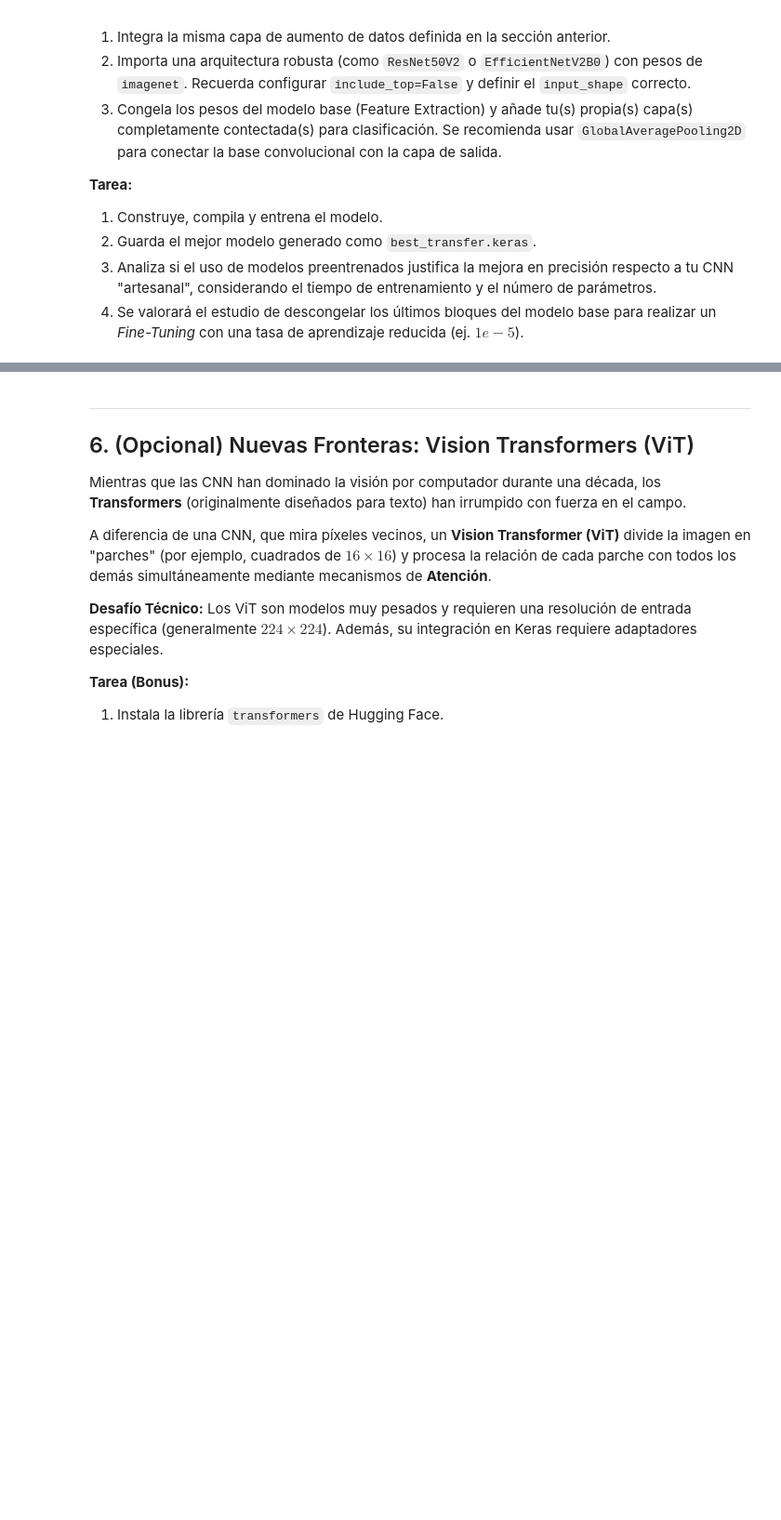
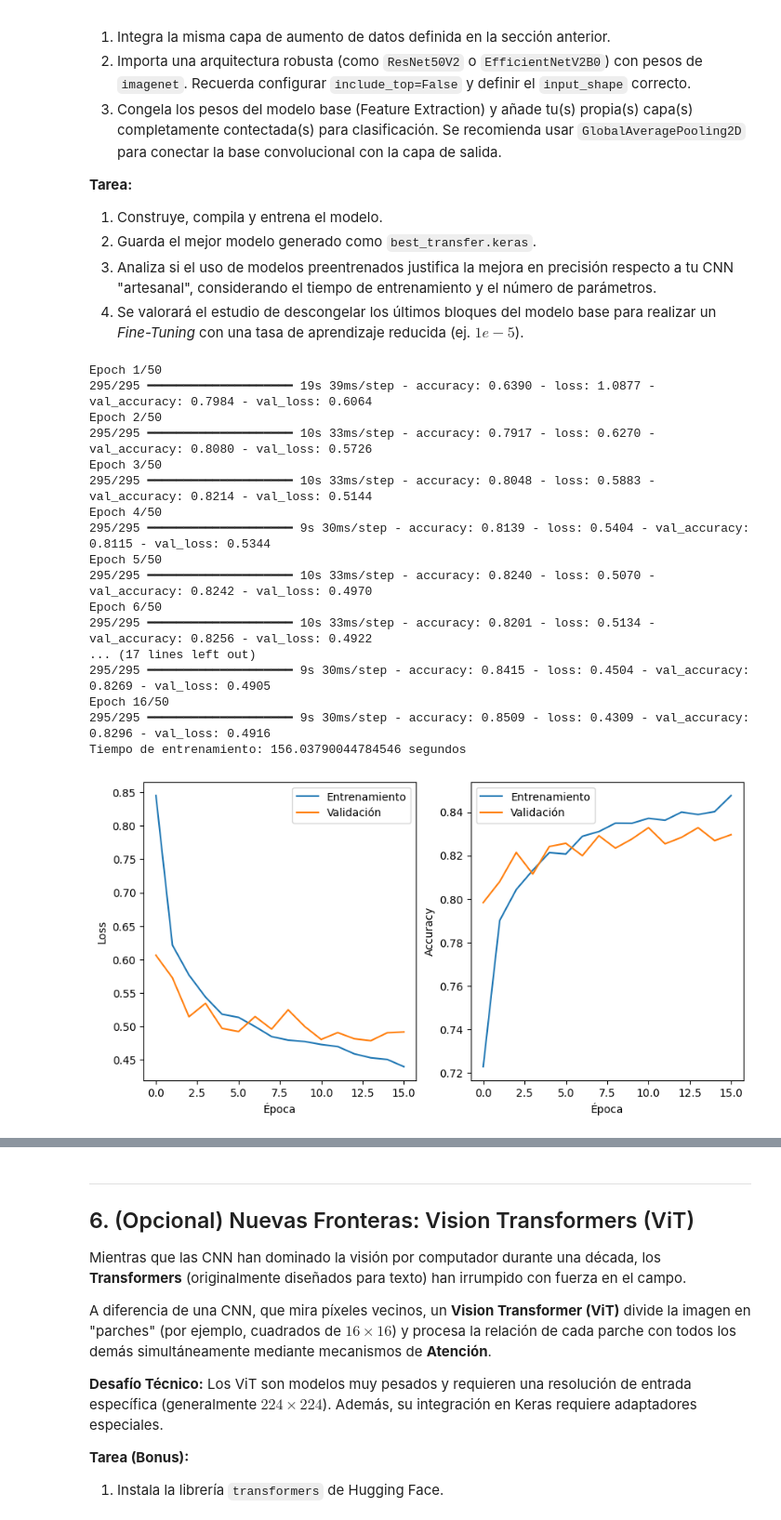
Before and after one commit to Agustin-dotcom/Agustin-dotcom, a Jupyter notebook: pr-ctica-3-miner-a-de-datos-25-26.ipynb, the cells around one changed output, grey strips where cells are left out. Shown: that part at 93% size. Drawn from its saved outputs; the diff is of its cells as text; code cells hidden in the pictures; blank space fills up the shorter version.

```diff
--- a/pr-ctica-3-miner-a-de-datos-25-26.ipynb
+++ b/pr-ctica-3-miner-a-de-datos-25-26.ipynb
@@ -248,0 +388,79 @@ Debes construir un nuevo modelo siguiendo estas **pautas**:
+# %%
+# Data Augmentation
+data_augmentation = keras.Sequential([
+    layers.RandomFlip('horizontal'),
+    layers.RandomRotation(0.1),
+    layers.RandomZoom(0.1)
+])
+
+# Importar la arquitectura preentrenada
+base_model = keras.applications.ResNet50V2(weights='imagenet', include_top=False, input_shape=(64, 64, 3))
+
+# Congelar los pesos del modelo base
+base_model.trainable = False
+
+# Construir el modelo
+model = keras.Sequential([
+    data_augmentation,
+    layers.Rescaling(1./255),
+    base_model,
+    layers.GlobalAveragePooling2D(),
+    layers.Dense(128, activation='relu'),
+    layers.Dropout(0.2),
+    layers.Dense(10, activation='softmax')
+])
+
+# Compilar el modelo
+model.compile(optimizer='adam',
+              loss='sparse_categorical_crossentropy',
+              metrics=['accuracy'])
+
+# Callbacks
+early_stopping = keras.callbacks.EarlyStopping(monitor='val_accuracy', patience=5, restore_best_weights=True)
+model_checkpoint = keras.callbacks.ModelCheckpoint('best_transfer.keras', monitor='val_accuracy', save_best_only=True)
+
+# Entrenar el modelo
+start_time = time.time()
+history = model.fit(train_ds, epochs=50, validation_data=val_ds, callbacks=[early_stopping, model_checkpoint])
+end_time = time.time()
+
+# Imprimir el tiempo de entrenamiento
+print(f'Tiempo de entrenamiento: {end_time - start_time} segundos')
+
+# Generar gráficas de loss y accuracy
+plt.figure(figsize=(10, 5))
+
+plt.subplot(1, 2, 1)
+plt.plot(history.history['loss'], label='Entrenamiento')
+plt.plot(history.history['val_loss'], label='Validación')
+plt.xlabel('Época')
+plt.ylabel('Loss')
+plt.legend()
+
+plt.subplot(1, 2, 2)
+plt.plot(history.history['accuracy'], label='Entrenamiento')
+plt.plot(history.history['val_accuracy'], label='Validación')
+plt.xlabel('Época')
+plt.ylabel('Accuracy')
+plt.legend()
+
+plt.show()
+# %% [output]
+Epoch 1/50
+295/295 ━━━━━━━━━━━━━━━━━━━━ 19s 39ms/step - accuracy: 0.6390 - loss: 1.0877 - val_accuracy: 0.7984 - val_loss: 0.6064
+Epoch 2/50
+295/295 ━━━━━━━━━━━━━━━━━━━━ 10s 33ms/step - accuracy: 0.7917 - loss: 0.6270 - val_accuracy: 0.8080 - val_loss: 0.5726
+Epoch 3/50
+295/295 ━━━━━━━━━━━━━━━━━━━━ 10s 33ms/step - accuracy: 0.8048 - loss: 0.5883 - val_accuracy: 0.8214 - val_loss: 0.5144
+Epoch 4/50
+295/295 ━━━━━━━━━━━━━━━━━━━━ 9s 30ms/step - accuracy: 0.8139 - loss: 0.5404 - val_accuracy: 0.8115 - val_loss: 0.5344
+Epoch 5/50
+295/295 ━━━━━━━━━━━━━━━━━━━━ 10s 33ms/step - accuracy: 0.8240 - loss: 0.5070 - val_accuracy: 0.8242 - val_loss: 0.4970
+Epoch 6/50
+295/295 ━━━━━━━━━━━━━━━━━━━━ 10s 33ms/step - accuracy: 0.8201 - loss: 0.5134 - val_accuracy: 0.8256 - val_loss: 0.4922
+... (17 lines left out)
+295/295 ━━━━━━━━━━━━━━━━━━━━ 9s 30ms/step - accuracy: 0.8415 - loss: 0.4504 - val_accuracy: 0.8269 - val_loss: 0.4905
+Epoch 16/50
+295/295 ━━━━━━━━━━━━━━━━━━━━ 9s 30ms/step - accuracy: 0.8509 - loss: 0.4309 - val_accuracy: 0.8296 - val_loss: 0.4916
+Tiempo de entrenamiento: 156.03790044784546 segundos
+[figure, added]
```
Also changed, not shown: parts of 14 cells of this notebook.
